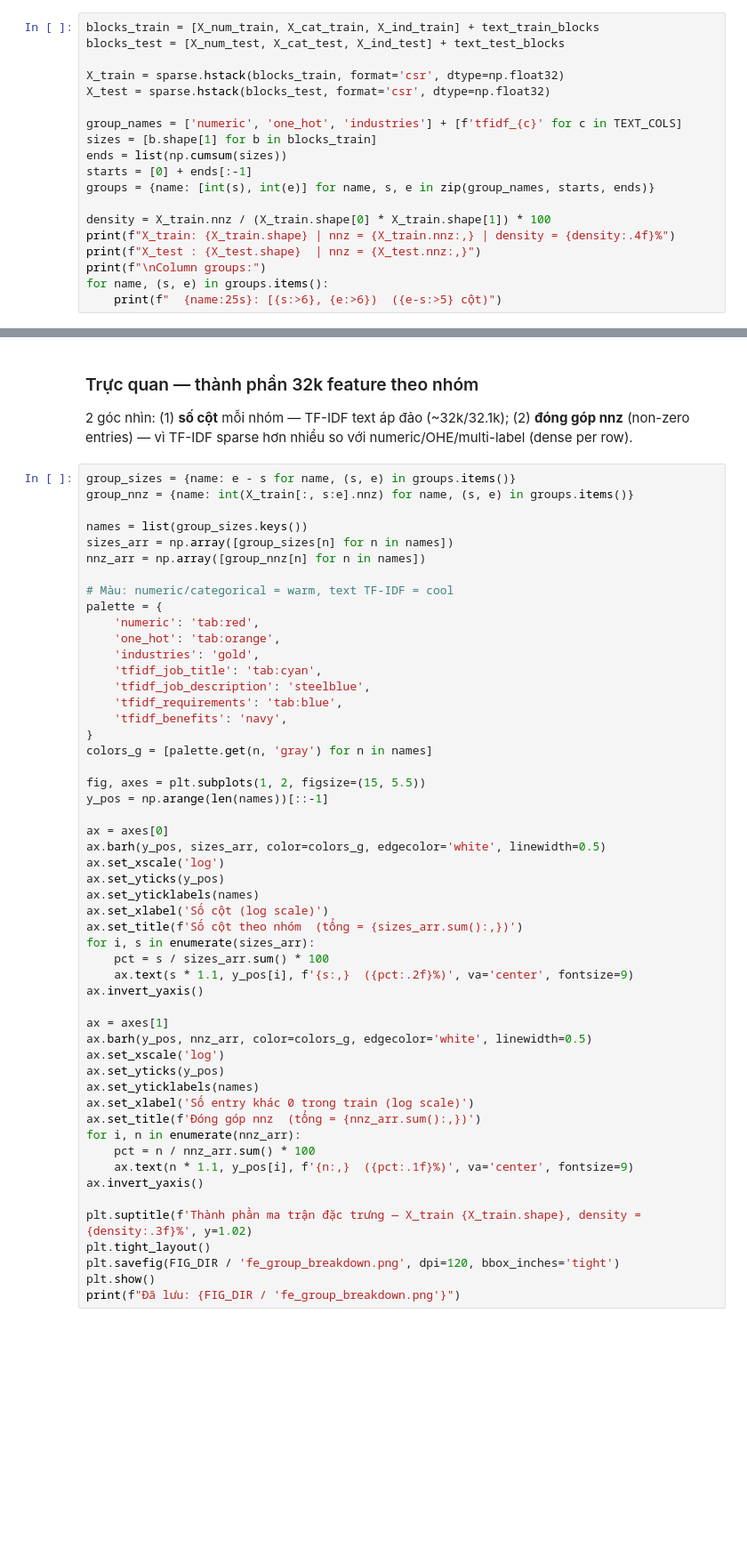
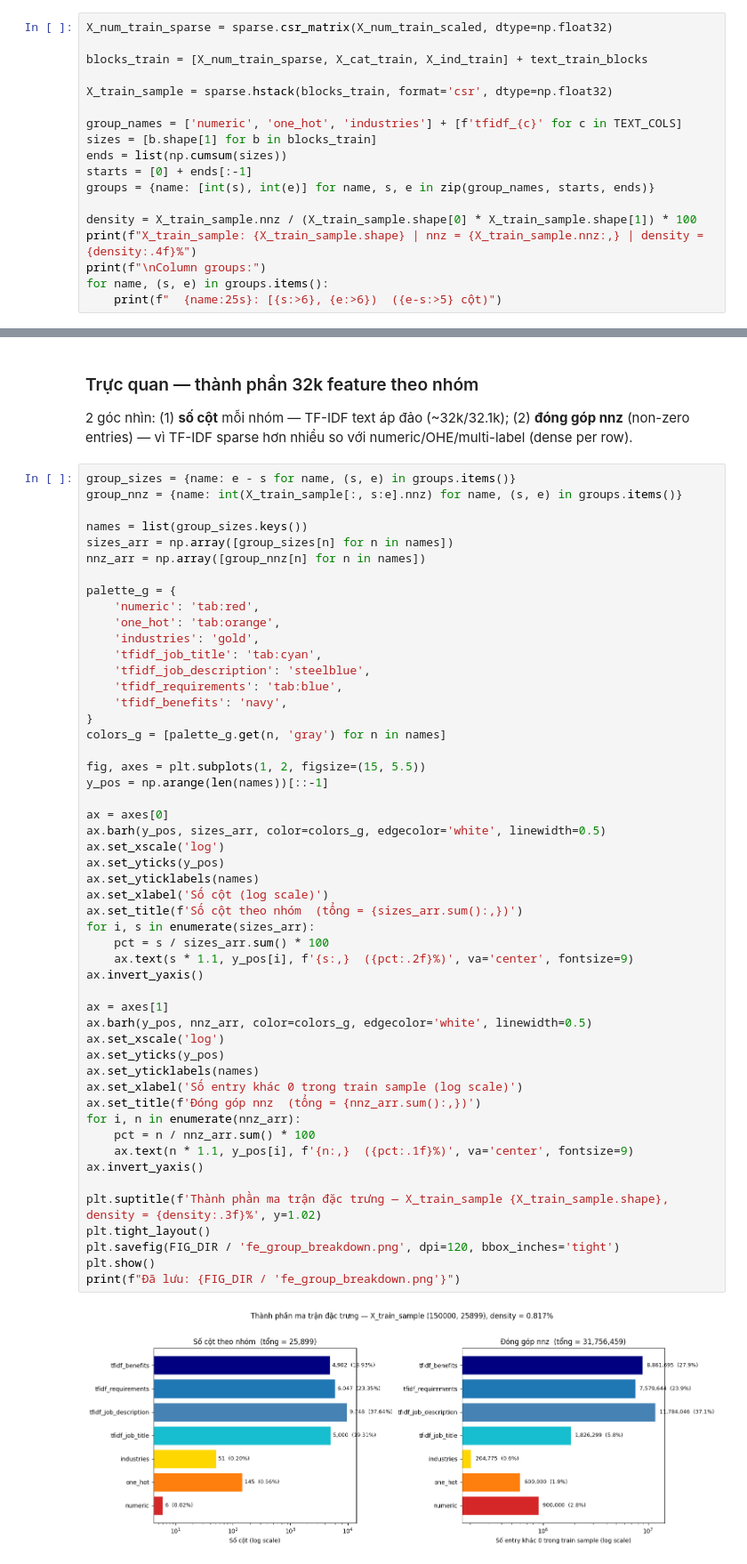
Before and after one commit to anhquan1111/khdl-vietnam-career-clustering, a Jupyter notebook: notebooks/03_Feature_Engineering.ipynb, the cells around one changed output, grey strips where cells are left out. Shown at 89% size. Cells and saved outputs as stored; diff of their text form; blank space fills up the shorter version.

```diff
--- a/notebooks/03_Feature_Engineering.ipynb
+++ b/notebooks/03_Feature_Engineering.ipynb
@@ -371,9 +402,9 @@ Lưu `groups` (start/end index của từng nhóm) vào `meta.json` để stage
 # %%
-blocks_train = [X_num_train, X_cat_train, X_ind_train] + text_train_blocks
-blocks_test = [X_num_test, X_cat_test, X_ind_test] + text_test_blocks
+X_num_train_sparse = sparse.csr_matrix(X_num_train_scaled, dtype=np.float32)
 
-X_train = sparse.hstack(blocks_train, format='csr', dtype=np.float32)
-X_test = sparse.hstack(blocks_test, format='csr', dtype=np.float32)
+blocks_train = [X_num_train_sparse, X_cat_train, X_ind_train] + text_train_blocks
+
+X_train_sample = sparse.hstack(blocks_train, format='csr', dtype=np.float32)
 
 group_names = ['numeric', 'one_hot', 'industries'] + [f'tfidf_{c}' for c in TEXT_COLS]
 sizes = [b.shape[1] for b in blocks_train]
@@ -381,9 +412,8 @@ ends = list(np.cumsum(sizes))
 starts = [0] + ends[:-1]
 groups = {name: [int(s), int(e)] for name, s, e in zip(group_names, starts, ends)}
 
-density = X_train.nnz / (X_train.shape[0] * X_train.shape[1]) * 100
-print(f"X_train: {X_train.shape} | nnz = {X_train.nnz:,} | density = {density:.4f}%")
-print(f"X_test : {X_test.shape}  | nnz = {X_test.nnz:,}")
+density = X_train_sample.nnz / (X_train_sample.shape[0] * X_train_sample.shape[1]) * 100
+print(f"X_train_sample: {X_train_sample.shape} | nnz = {X_train_sample.nnz:,} | density = {density:.4f}%")
 print(f"\nColumn groups:")
 for name, (s, e) in groups.items():
     print(f"  {name:25s}: [{s:>6}, {e:>6})  ({e-s:>5} cột)")
@@ -405,14 +434,13 @@ Column groups:
 2 góc nhìn: (1) **số cột** mỗi nhóm — TF-IDF text áp đảo (~32k/32.1k); (2) **đóng góp nnz** (non-zero entries) — vì TF-IDF sparse hơn nhiều so với numeric/OHE/multi-label (dense per row).
 # %%
 group_sizes = {name: e - s for name, (s, e) in groups.items()}
-group_nnz = {name: int(X_train[:, s:e].nnz) for name, (s, e) in groups.items()}
+group_nnz = {name: int(X_train_sample[:, s:e].nnz) for name, (s, e) in groups.items()}
 
 names = list(group_sizes.keys())
 sizes_arr = np.array([group_sizes[n] for n in names])
 nnz_arr = np.array([group_nnz[n] for n in names])
 
-# Màu: numeric/categorical = warm, text TF-IDF = cool
-palette = {
+palette_g = {
     'numeric': 'tab:red',
     'one_hot': 'tab:orange',
     'industries': 'gold',
@@ -421,37 +449,39 @@ palette = {
     'tfidf_requirements': 'tab:blue',
     'tfidf_benefits': 'navy',
 }
-colors_g = [palette.get(n, 'gray') for n in names]
+colors_g = [palette_g.get(n, 'gray') for n in names]
 
 fig, axes = plt.subplots(1, 2, figsize=(15, 5.5))
 y_pos = np.arange(len(names))[::-1]
 
 ax = axes[0]
 ax.barh(y_pos, sizes_arr, color=colors_g, edgecolor='white', linewidth=0.5)
 ax.set_xscale('log')
 ax.set_yticks(y_pos)
 ax.set_yticklabels(names)
 ax.set_xlabel('Số cột (log scale)')
 ax.set_title(f'Số cột theo nhóm  (tổng = {sizes_arr.sum():,})')
 for i, s in enumerate(sizes_arr):
     pct = s / sizes_arr.sum() * 100
     ax.text(s * 1.1, y_pos[i], f'{s:,}  ({pct:.2f}%)', va='center', fontsize=9)
 ax.invert_yaxis()
 
 ax = axes[1]
 ax.barh(y_pos, nnz_arr, color=colors_g, edgecolor='white', linewidth=0.5)
 ax.set_xscale('log')
 ax.set_yticks(y_pos)
 ax.set_yticklabels(names)
-ax.set_xlabel('Số entry khác 0 trong train (log scale)')
+ax.set_xlabel('Số entry khác 0 trong train sample (log scale)')
 ax.set_title(f'Đóng góp nnz  (tổng = {nnz_arr.sum():,})')
 for i, n in enumerate(nnz_arr):
     pct = n / nnz_arr.sum() * 100
     ax.text(n * 1.1, y_pos[i], f'{n:,}  ({pct:.1f}%)', va='center', fontsize=9)
 ax.invert_yaxis()
 
-plt.suptitle(f'Thành phần ma trận đặc trưng — X_train {X_train.shape}, density = {density:.3f}%', y=1.02)
+plt.suptitle(f'Thành phần ma trận đặc trưng — X_train_sample {X_train_sample.shape}, density = {density:.3f}%', y=1.02)
 plt.tight_layout()
 plt.savefig(FIG_DIR / 'fe_group_breakdown.png', dpi=120, bbox_inches='tight')
 plt.show()
 print(f"Đã lưu: {FIG_DIR / 'fe_group_breakdown.png'}")
+# %% [output]
+[figure, added]
```
Also changed, not shown: parts of 29 cells of this notebook, 2 other files.
